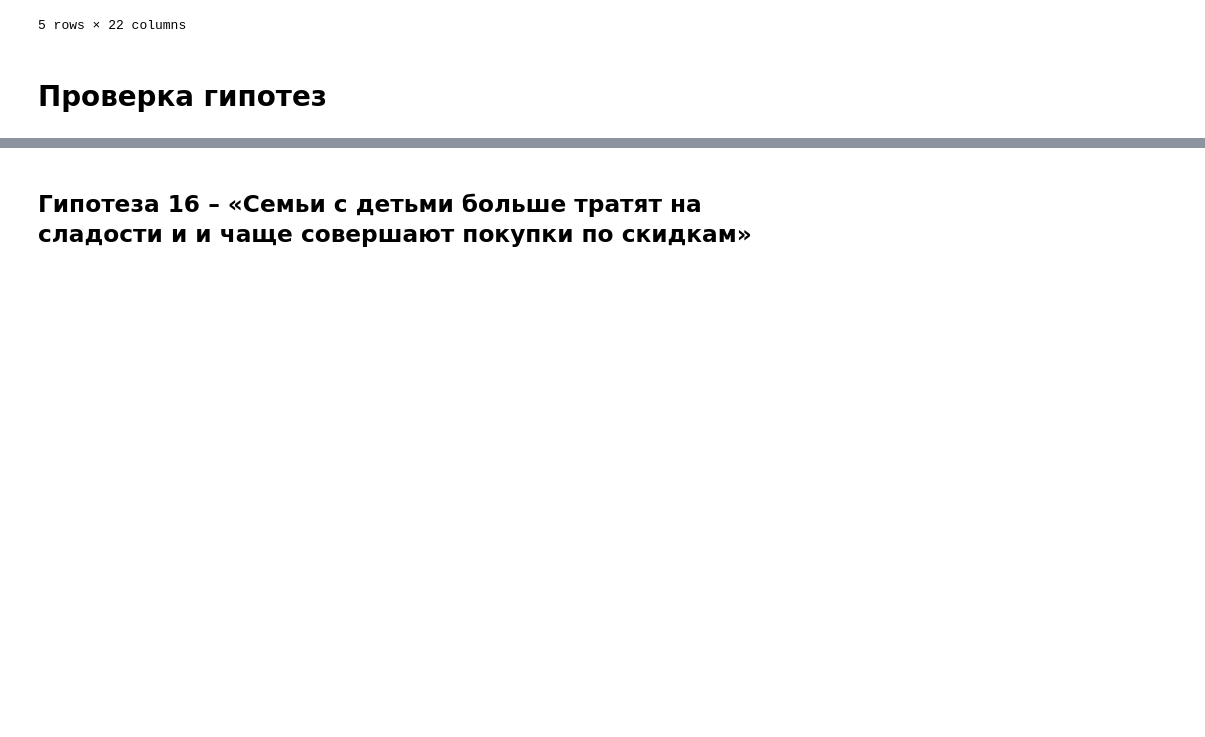
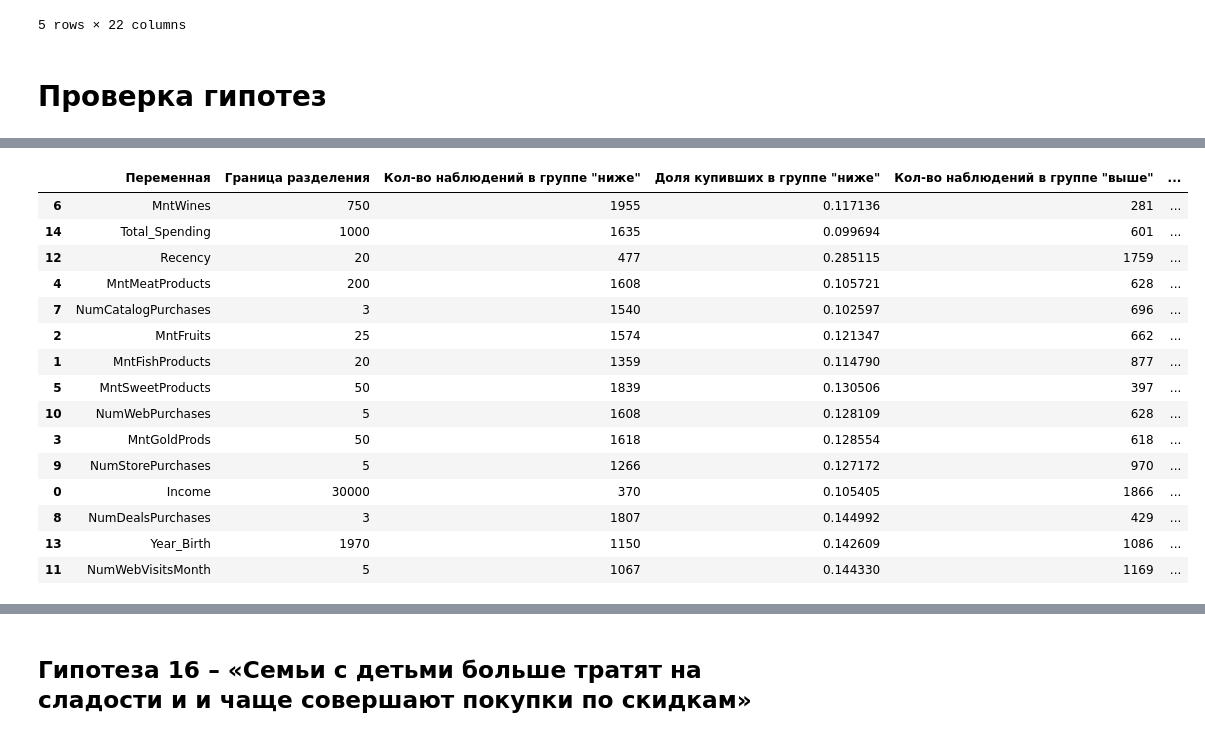
Before and after one commit to AndreyTrichev/customer-purchase-prediction, a Jupyter notebook: HypothesisTesting.ipynb, the cells around one changed output, grey strips where cells are left out. Drawn from its saved outputs; the diff is of its cells as text; code cells hidden in the pictures; blank space fills up the shorter version.

```diff
--- a/HypothesisTesting.ipynb
+++ b/HypothesisTesting.ipynb
@@ -165,0 +162,60 @@ results_df.sort_values('p-value')
+# %%
+from statsmodels.stats.proportion import proportions_ztest
+
+thresholds = {'Income':30000,
+              'MntFishProducts':20,
+              'MntFruits':25,
+              'MntGoldProds':50,
+              'MntMeatProducts':200,
+              'MntSweetProducts':50,
+              'MntWines':  750,
+              'NumCatalogPurchases':3,
+              'NumDealsPurchases':3,
+              'NumStorePurchases':5,
+              'NumWebPurchases':5,
+              'NumWebVisitsMonth':5,
+              'Recency':20,
+              'Year_Birth':1970,
+              'Total_Spending':1000}
+
+results = []
+
+for variable, threshold  in thresholds.items():
+  lower  = df[variable] <= threshold #границу включаем в группу, с более меньшим значением признака
+  higher = df[variable] >  threshold
+  count_lower= lower.sum()
+  count_higher= higher.sum()
+  responced_count_lower = df.loc[lower,  'Response'].sum()
+  responced_count_higher = df.loc[higher,  'Response'].sum()
+  proportion_lower = responced_count_lower/count_lower
+  proportion_higher = responced_count_higher/count_higher
+  z_stat, p_value = proportions_ztest([responced_count_lower, responced_count_higher], [count_lower, count_higher])
+  results.append({
+        'Переменная':variable,
+        'Граница разделения': threshold,
+        'Кол-во наблюдений в группе "ниже"':count_lower,
+        'Доля купивших в группе "ниже"':proportion_lower,
+        'Кол-во наблюдений в группе "выше"':count_higher,
+        'Доля купивших в группе "выше"':proportion_higher,
+        'z-statistics':z_stat,
+        'p-value':p_value,
+        'p > 0.05':p_value < 0.05})
+
+pd.DataFrame(results).sort_values('p-value')
+# %% [output]
+|  | Переменная | Граница разделения | Кол-во наблюдений в группе "ниже" | Доля купивших в группе "ниже" | Кол-во наблюдений в группе "выше" | ... |
+| 6 | MntWines | 750 | 1955 | 0.117136 | 281 | ... |
+| 14 | Total_Spending | 1000 | 1635 | 0.099694 | 601 | ... |
+| 12 | Recency | 20 | 477 | 0.285115 | 1759 | ... |
+| 4 | MntMeatProducts | 200 | 1608 | 0.105721 | 628 | ... |
+| 7 | NumCatalogPurchases | 3 | 1540 | 0.102597 | 696 | ... |
+| 2 | MntFruits | 25 | 1574 | 0.121347 | 662 | ... |
+| 1 | MntFishProducts | 20 | 1359 | 0.114790 | 877 | ... |
+| 5 | MntSweetProducts | 50 | 1839 | 0.130506 | 397 | ... |
+| 10 | NumWebPurchases | 5 | 1608 | 0.128109 | 628 | ... |
+| 3 | MntGoldProds | 50 | 1618 | 0.128554 | 618 | ... |
+| 9 | NumStorePurchases | 5 | 1266 | 0.127172 | 970 | ... |
+| 0 | Income | 30000 | 370 | 0.105405 | 1866 | ... |
+| 8 | NumDealsPurchases | 3 | 1807 | 0.144992 | 429 | ... |
+| 13 | Year_Birth | 1970 | 1150 | 0.142609 | 1086 | ... |
+| 11 | NumWebVisitsMonth | 5 | 1067 | 0.144330 | 1169 | ... |
```
Also changed, not shown: parts of 23 cells of this notebook.
